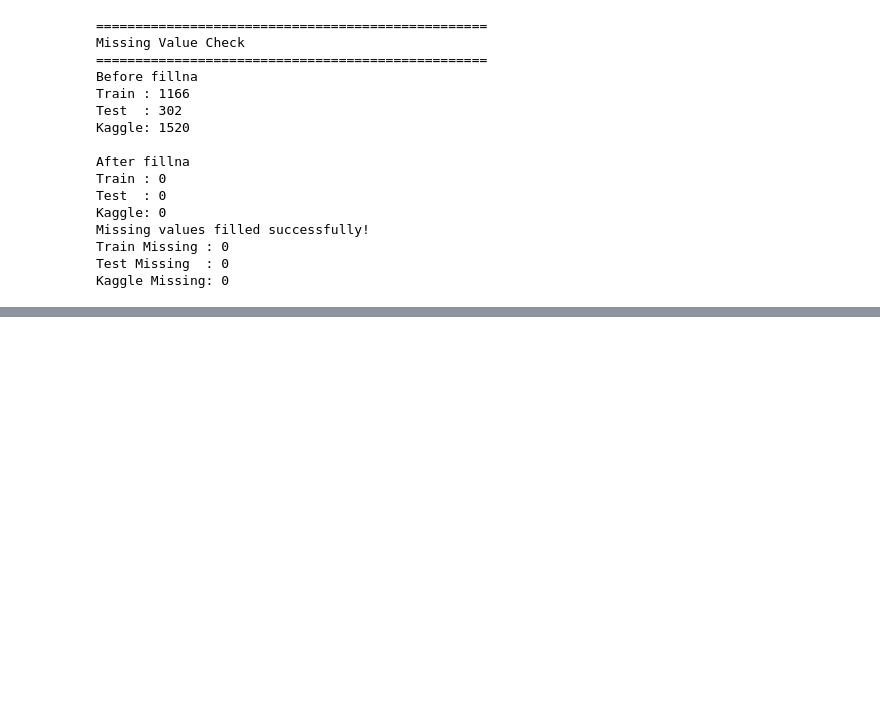
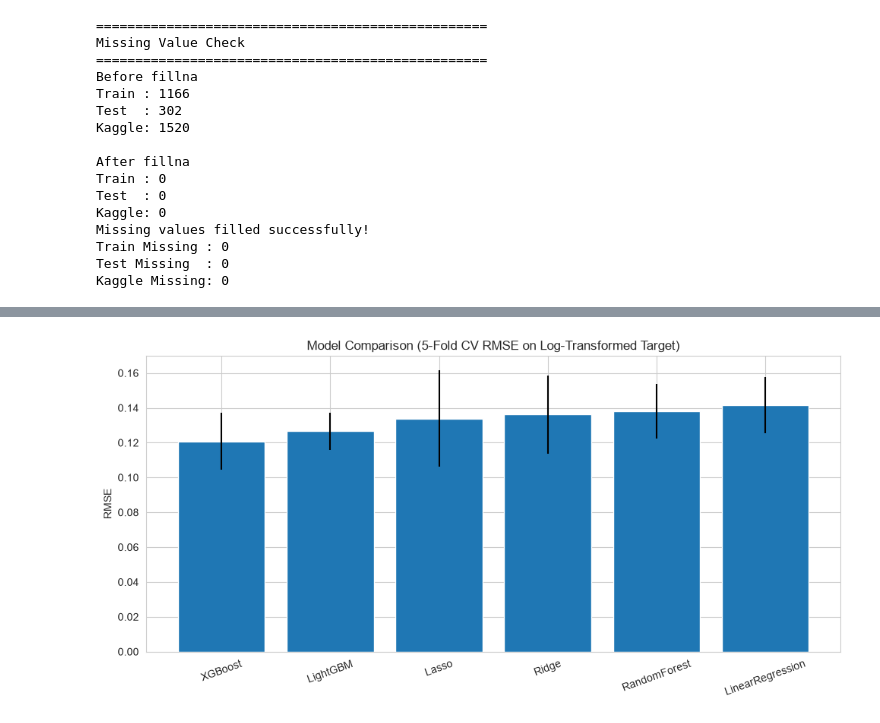
Before and after one commit to AzerQasimzade/House-Price-Prediction, a Jupyter notebook: House Price Prediction main/Notebooks/5-Advanced-Modelling.ipynb, the cells around one changed output, grey strips where cells are left out. Cells and saved outputs as stored; diff of their text form; code cells hidden in the pictures; blank space fills up the shorter version.

```diff
--- a/House Price Prediction main/Notebooks/5-Advanced-Modelling.ipynb
+++ b/House Price Prediction main/Notebooks/5-Advanced-Modelling.ipynb
@@ -563,0 +814,12 @@ print(check.shape)
+# %%
+comparison = pd.DataFrame({
+    "Model": results.keys(),
+    "Mean RMSE": [scores.mean() for scores in results.values()],
+    "Std RMSE": [scores.std() for scores in results.values()]
+})
+
+comparison = comparison.sort_values(
+    by="Mean RMSE"
+).reset_index(drop=True)
+
+display(comparison)
@@ -563,0 +834,27 @@ print(check.shape)
+# %%
+best_model = comparison.loc[0, "Model"]
+
+colors = [
+    "tab:green" if model == best_model else "tab:blue"
+    for model in comparison["Model"]
+]
+
+plt.figure(figsize=(10,5))
+
+plt.bar(
+    comparison["Model"],
+    comparison["Mean RMSE"],
+    yerr=comparison["Std RMSE"]
+)
+
+plt.xticks(rotation=20)
+
+plt.ylabel("RMSE")
+
+plt.title("Model Comparison (5-Fold CV RMSE on Log-Transformed Target)")
+
+plt.tight_layout()
+
+plt.show()
+# %% [output]
+[figure, added]
```
Also changed, not shown: parts of 12 cells of this notebook, 3 other files.
